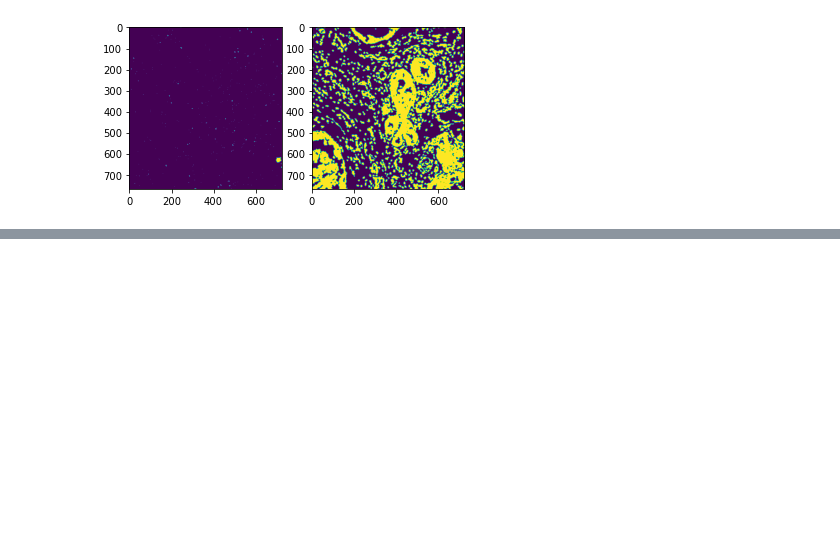
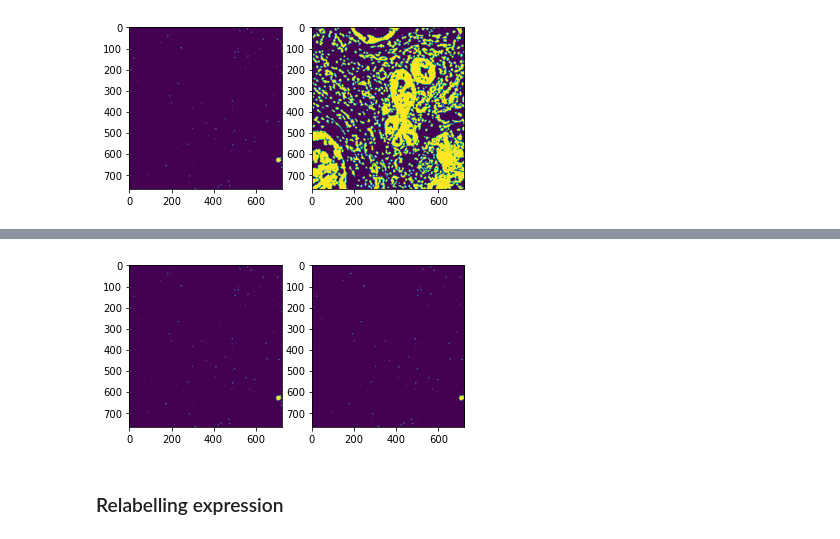
Before and after one commit to PMBio/spava, a Jupyter notebook: 018_new_datasets.ipynb, the cells around one changed output, grey strips where cells are left out. Cells and saved outputs as stored; diff of their text form; code cells hidden in the pictures; blank space fills up the shorter version.

```diff
--- a/018_new_datasets.ipynb
+++ b/018_new_datasets.ipynb
@@ -187,5 +452,5 @@ print(list(zip(IndexInfo('train').unfiltered_begins, IndexInfo('train').unfilter
 # %%
-class FilteredMasksDataset(torch.utils.data.Dataset):
+class FilteredMasksDataset(Dataset):
     def __init__(self, split):
         self.masks_ds = MasksDataset(split)
         self.index_info = IndexInfo(split)
@@ -271,0 +487,44 @@ plt.show()
+# %%
+class FilteredMasksRelabeled(Dataset):
+    def __init__(self, split):
+        self.masks_ds = MasksDataset(split)
+        self.index_info = IndexInfo(split)
+        self.filtered_masks = FilteredMasksDataset(split)
+
+    def __len__(self):
+        return len(self.masks_ds)
+
+    def get_indices_conversion_arrays(self, i):
+        u = np.unique(self.filtered_masks[i])
+        new_to_old = np.sort(u)
+        m = np.max(new_to_old) # THE BUG IS HERE!!!!!!!!!!!
+        old_to_new = np.zeros(m + 1, dtype=np.int)
+        for uu in u:
+            i, = np.where(new_to_old == uu)
+            old_to_new[uu] = i
+        return new_to_old, old_to_new
+
+    def __getitem__(self, i):
+        new_to_old, old_to_new = self.get_indices_conversion_arrays(i)
+        old = self.filtered_masks[i]
+        new = old_to_new[old]
+        return new
+
+ds2 = FilteredMasksRelabeled('train')
+m2 = ds2[5]
+b0 = m0 != 0
+b1 = m1 != 0
+b2 = m2 != 0
+
+assert np.all(b1 == b2)
+
+plt.figure()
+plt.subplot(1, 2, 1)
+plt.imshow(b0 != b1)
+plt.subplot(1, 2, 2)
+plt.imshow(b0 != b2)
+plt.show()
+# %% [output]
+[figure, added]
+# %% [markdown]
+### Relabelling expression
```
Also changed, not shown: parts of 37 cells of this notebook.
